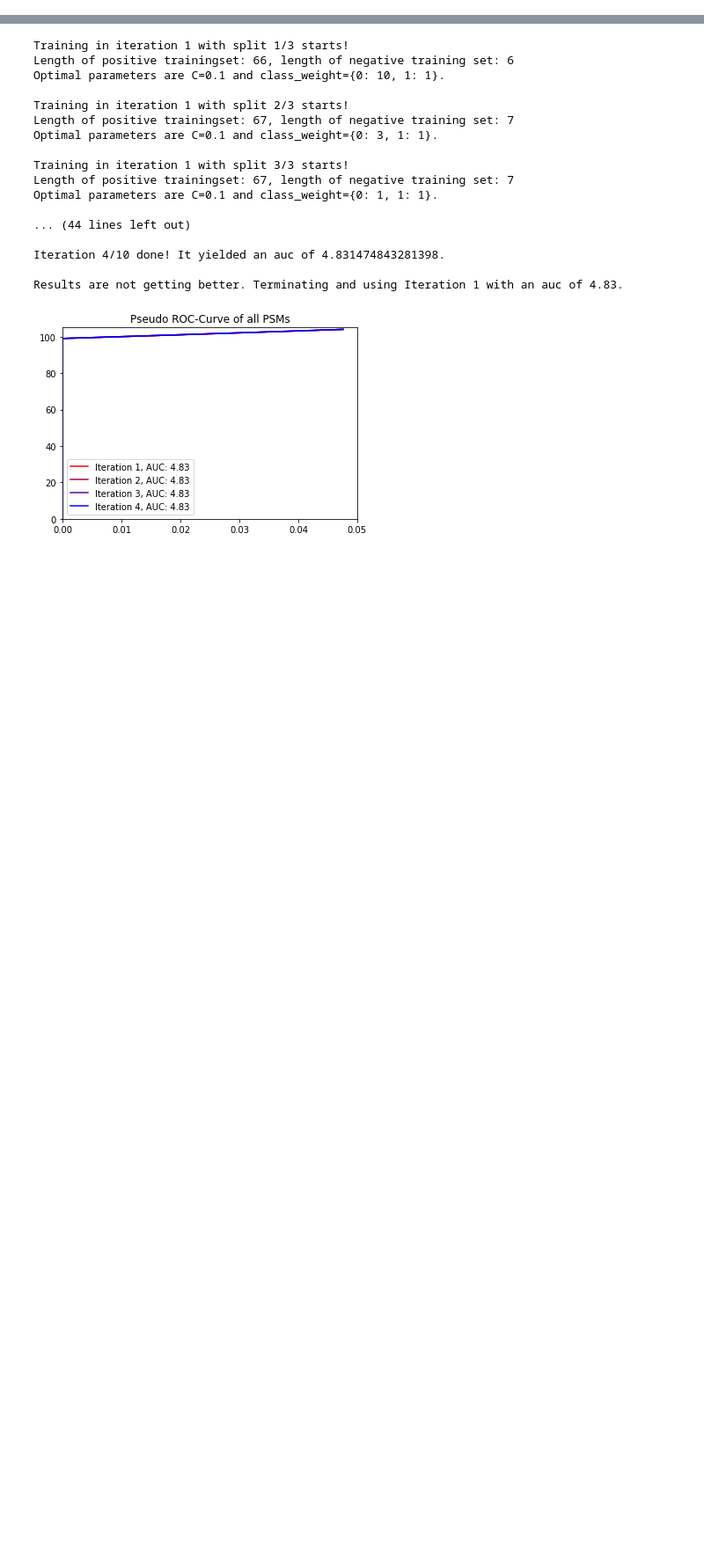
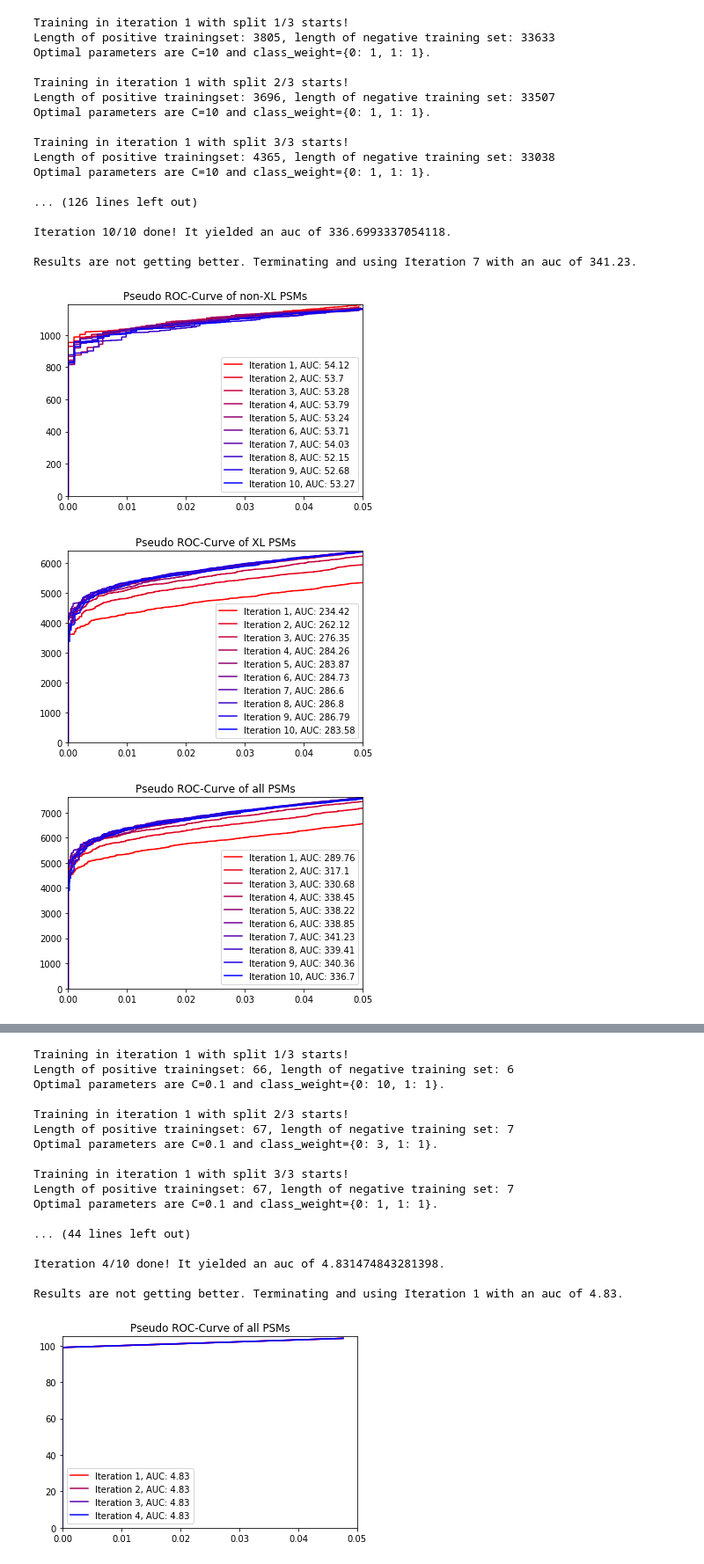
Before and after one commit to emilpaulitz/Bachelor-Thesis, a Jupyter notebook: src/Testing.ipynb, the cells around one changed output, grey strips where cells are left out. Shown at 88% size. Saved outputs shown, nothing was run; the diff lists cells and outputs as text; code cells hidden in the pictures; blank space fills up the shorter version.

```diff
--- a/src/Testing.ipynb
+++ b/src/Testing.ipynb
@@ -47,0 +76,27 @@ Wall time: 2min 54s
+# %%
+%%time
+
+saveName = '../results/peptideTest_withoutOptimalRanking_{}.png'
+
+p = percolator_experimental(dSlow, idCol, features, plotSaveName = saveName, optimalRanking = False, rankOption = True, peptideTest = True)
+# %% [output]
+Training in iteration 1 with split 1/3 starts!
+Length of positive trainingset: 3805, length of negative training set: 33633
+Optimal parameters are C=10 and class_weight={0: 1, 1: 1}.
+
+Training in iteration 1 with split 2/3 starts!
+Length of positive trainingset: 3696, length of negative training set: 33507
+Optimal parameters are C=10 and class_weight={0: 1, 1: 1}.
+
+Training in iteration 1 with split 3/3 starts!
+Length of positive trainingset: 4365, length of negative training set: 33038
+Optimal parameters are C=10 and class_weight={0: 1, 1: 1}.
+
+... (126 lines left out)
+
+Iteration 10/10 done! It yielded an auc of 336.6993337054118.
+
+Results are not getting better. Terminating and using Iteration 7 with an auc of 341.23.
+[figure, added]
+[figure, added]
+[figure, added]
```
Also changed, not shown: parts of 4 cells of this notebook, 24 other files.
